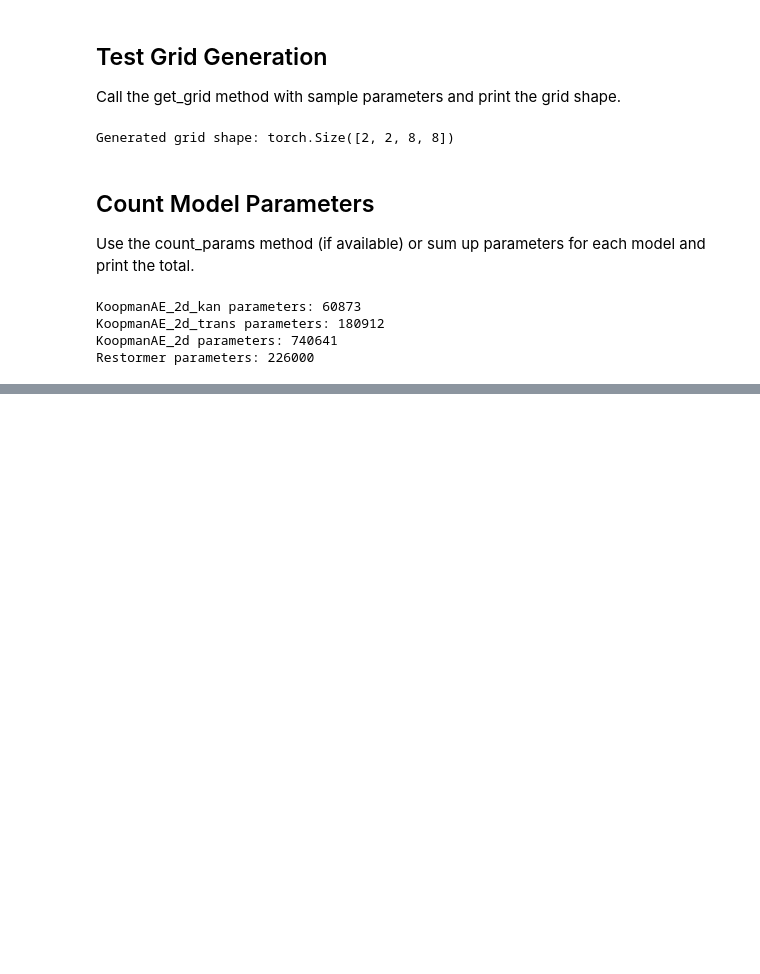
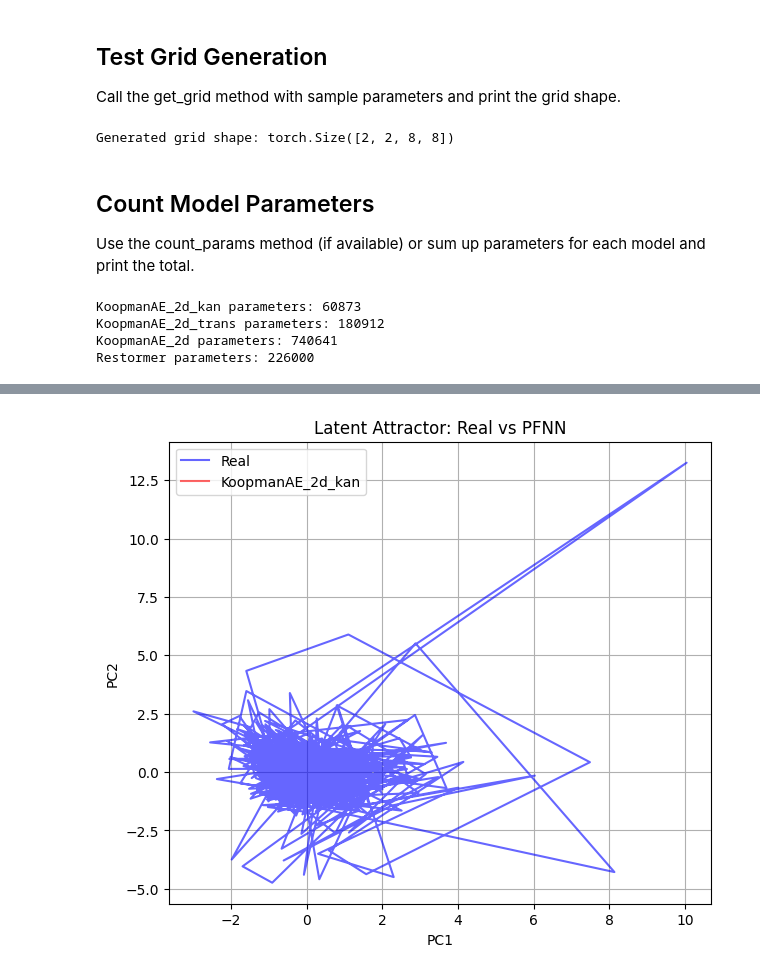
Before and after one commit to esp32cam/PFNN, a Jupyter notebook: test_models.ipynb, the cells around one changed output, grey strips where cells are left out. Drawn from its saved outputs; the diff is of its cells as text; code cells hidden in the pictures; blank space fills up the shorter version.

```diff
--- a/test_models.ipynb
+++ b/test_models.ipynb
@@ -97,0 +235,95 @@ Restormer parameters: 226000
+# %%
+# --- Compare rollout to true latent for all models ---
+from model.custom_pfnn_kan import KoopmanAE_2d_kan
+from model.pfnn import KoopmanAE_2d_trans
+from model.pfnn_consist_2d import KoopmanAE_2d
+from model.pfnn_simple import PFNN
+from sklearn.decomposition import PCA
+import torch
+import numpy as np
+
+def multi_embed(data, delay=1, dimension=3):
+    N, D = data.shape
+    M = N - (dimension - 1) * delay
+    embedded = np.zeros((M, D * dimension))
+    for i in range(dimension):
+        embedded[:, i * D:(i + 1) * D] = data[i * delay: i * delay + M]
+    return embedded
+
+latent_dim = 16  # or 18, depending on your experiment
+embedded = multi_embed(data_scaled, delay=1, dimension=3)
+z_true = PCA(n_components=latent_dim).fit_transform(embedded)
+z_true = (z_true - z_true.mean(0)) / z_true.std(0)
+z_true_tensor = torch.tensor(z_true, dtype=torch.float32)
+
+def get_real_image_input(data_scaled, idx=0, height=64, width=64):
+    sample = data_scaled[idx]
+    img = np.tile(sample, (height, width, 1)).transpose(2, 0, 1)  # [C, H, W]
+    img = torch.tensor(img, dtype=torch.float32).unsqueeze(0)     # [1, C, H, W]
+    return img
+
+def rollout_pfnn(model, z0, k_contract, k_total, contract_mode='contract', invariant_mode='invariant'):
+    z = [z0]
+    model.eval()
+    with torch.no_grad():
+        for _ in range(k_contract - 1):
+            z.append(model(z[-1].unsqueeze(0), mode=contract_mode).squeeze(0))
+        for _ in range(k_total - k_contract):
+            z.append(model(z[-1].unsqueeze(0), mode=invariant_mode).squeeze(0))
+    return torch.stack(z).detach().cpu().numpy()
+
+def rollout_koopman(model, real_input, steps):
+    model.eval()
+    with torch.no_grad():
+        out, _ = model(real_input, mode='forward')
+        z_pred = torch.stack([o.flatten() for o in out]).cpu().numpy()
+    return z_pred
+
+k = int(len(z_true) * 0.3)
+z0 = z_true_tensor[0]
+k_total = len(z_true)
+k_contract = k
+model_results = {}
+
+real_input = get_real_image_input(data_scaled, idx=0, height=64, width=64)
+
+# 1. KoopmanAE_2d_kan
+try:
+    koopman_model = KoopmanAE_2d_kan(in_channel=6, out_channel=1, dim=4)
+    z_pred_kan = rollout_koopman(koopman_model, real_input, steps=1)
+    model_results['KoopmanAE_2d_kan'] = z_pred_kan
+    print("KoopmanAE_2d_kan rollout complete.")
+except Exception as e:
+    print("KoopmanAE_2d_kan failed:", e)
+
+# 2. KoopmanAE_2d_trans
+try:
+    pfnn_model = KoopmanAE_2d_trans(in_channel=6, out_channel=1, dim=4)
+    z_pred_trans = rollout_koopman(pfnn_model, real_input, steps=1)
+    model_results['KoopmanAE_2d_trans'] = z_pred_trans
+    print("KoopmanAE_2d_trans rollout complete.")
+except Exception as e:
+    print("KoopmanAE_2d_trans failed:", e)
+
+# 3. KoopmanAE_2d (consist)
+try:
+    pfnn_consist_model = KoopmanAE_2d(in_channel=6, out_channel=1, steps=1, steps_back=1)
+    z_pred_consist = rollout_koopman(pfnn_consist_model, real_input, steps=1)
+    model_results['KoopmanAE_2d'] = z_pred_consist
+    print("KoopmanAE_2d (consist) rollout complete.")
+except Exception as e:
+    print("KoopmanAE_2d (consist) failed:", e)
+
+# 4. PFNN (simple)
+try:
+    pfnn_simple = PFNN(latent_dim=latent_dim)
+    z_pred_simple = rollout_pfnn(pfnn_simple, z0, k_contract, k_total)
+    model_results['PFNN_simple'] = z_pred_simple
+    print("PFNN_simple rollout complete.")
+except Exception as e:
+    print("PFNN_simple failed:", e)
+
+for model_name, z_pred in model_results.items():
+    print(f"\n=== {model_name} ===")
+    compare_rollout_to_true(z_pred, z_true, label_pred=model_name, label_true="Real", mode="pca")
+# %% [output]
@@ -97,0 +339 @@ Restormer parameters: 226000
+[figure, added]
```
Also changed, not shown: parts of 28 cells of this notebook, 7 other files.
